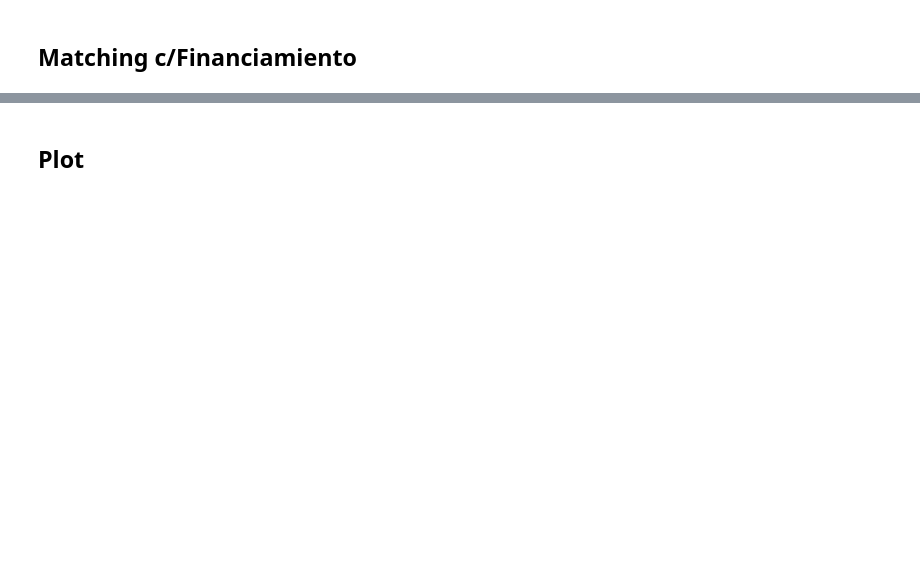
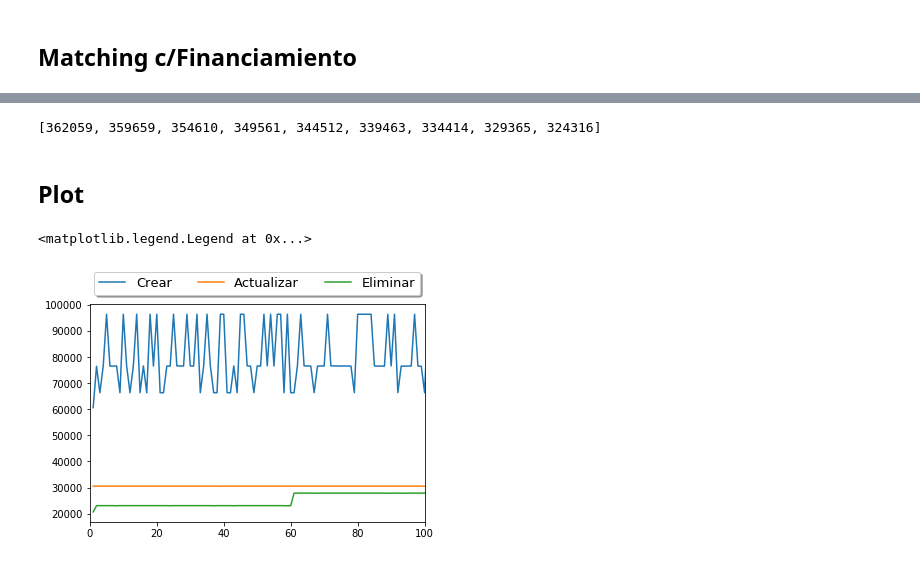
Before and after one commit to rsilvav/blockchain_gd, a Jupyter notebook: Escalabilidad.ipynb, the cells around one changed output, grey strips where cells are left out. Drawn from its saved outputs; the diff is of its cells as text; code cells hidden in the pictures; blank space fills up the shorter version.

```diff
--- a/Escalabilidad.ipynb
+++ b/Escalabilidad.ipynb
@@ -654,2 +1372,21 @@ KeyboardInterrupt:
+# %%
+gas_matchp
+# %% [output]
+[362059, 359659, 354610, 349561, 344512, 339463, 334414, 329365, 324316]
 # %% [markdown]
 ## Plot
+# %%
+n = np.linspace(1,120,120)
+import matplotlib.pyplot as plt
+plt.plot(n,gas_newdemand,label='Crear')
+plt.plot(n,gas_editdemand,label='Actualizar')
+plt.plot(n,gas_deletedemand,label='Eliminar')
+#plt.plot(n4,gas_match)
+plt.margins(x=0)
+plt.xlim(0,100)
+#plt.margins(x=100)
+plt.legend(loc='upper center', bbox_to_anchor=(0.5, 1.18),
+          fancybox=True, shadow=True, ncol=5, fontsize=13)
+# %% [output]
+<matplotlib.legend.Legend at 0x...>
+[figure, added]
```
Also changed, not shown: parts of 21 cells of this notebook, 1 other file.
